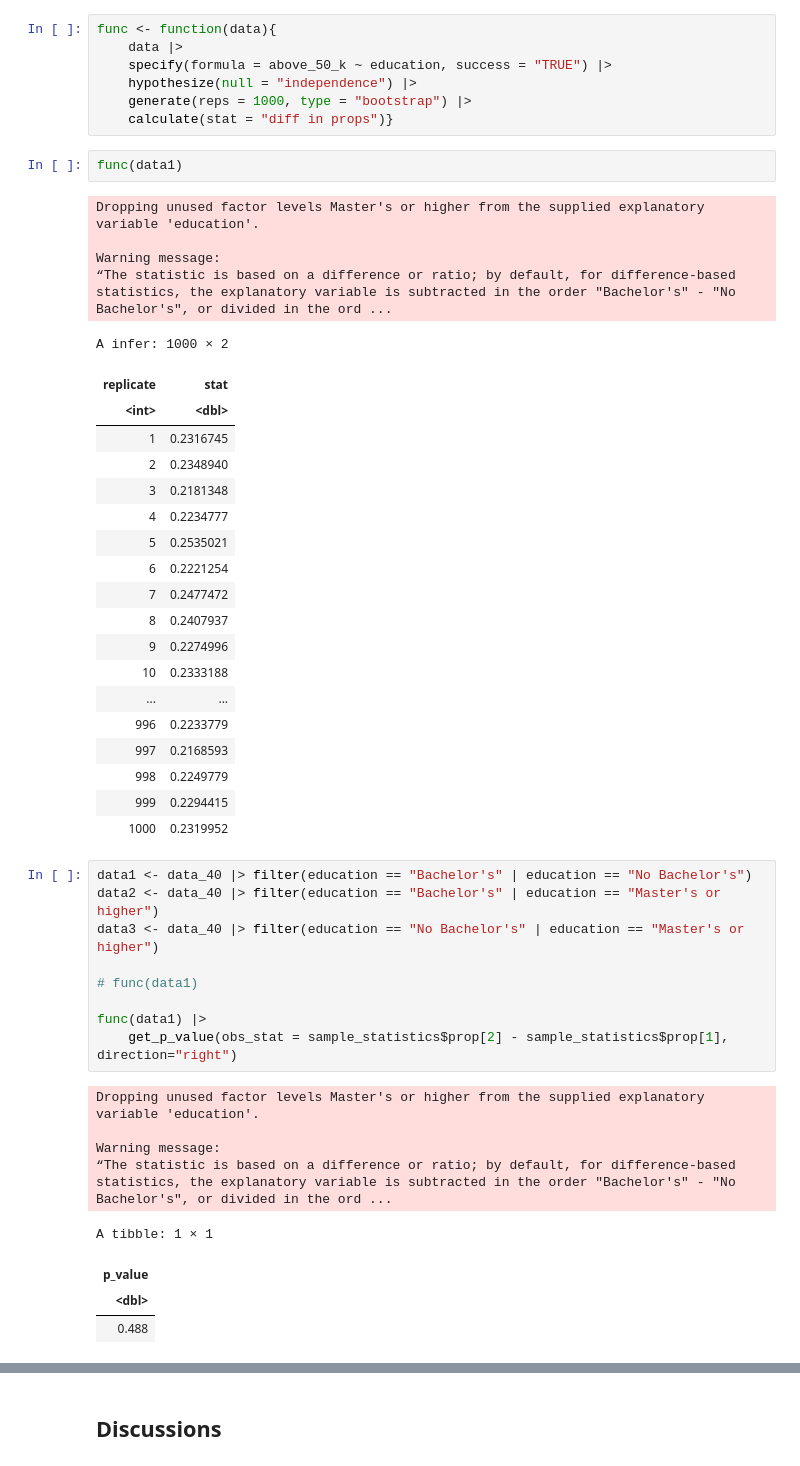
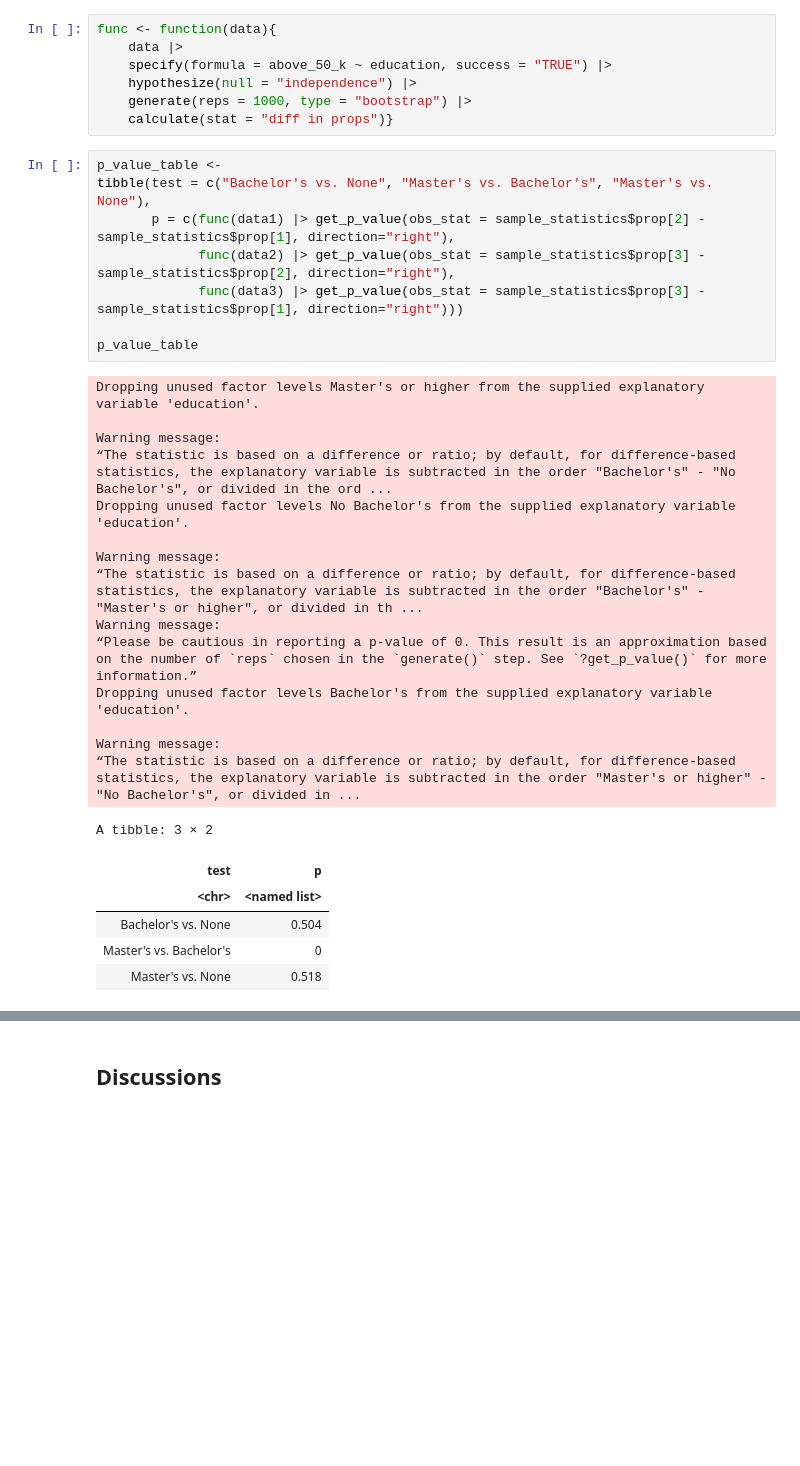
Before and after one commit to Julian-UBC/project-32, a Jupyter notebook: education_income.ipynb, the cells around one changed output, grey strips where cells are left out. Cells and saved outputs as stored; diff of their text form; blank space fills up the shorter version.

Commit message:
add CLT assumptions and p-value corrections

```diff
--- a/education_income.ipynb
+++ b/education_income.ipynb
@@ -278,47 +313,32 @@ func <- function(data){
     hypothesize(null = "independence") |>
     generate(reps = 1000, type = "bootstrap") |>
     calculate(stat = "diff in props")}
-# %%
-func(data1)
-# %% [output]
-Dropping unused factor levels Master's or higher from the supplied explanatory variable 'education'.
-
-Warning message:
-“The statistic is based on a difference or ratio; by default, for difference-based statistics, the explanatory variable is subtracted in the order "Bachelor's" - "No Bachelor's", or divided in the ord ...
-A infer: 1000 × 2
-| replicate | stat |
-| <int> | <dbl> |
-| 1 | 0.2316745 |
-| 2 | 0.2348940 |
-| 3 | 0.2181348 |
-| 4 | 0.2234777 |
-| 5 | 0.2535021 |
-| 6 | 0.2221254 |
-| 7 | 0.2477472 |
-| 8 | 0.2407937 |
-| 9 | 0.2274996 |
-| 10 | 0.2333188 |
-| ... | ... |
-| 996 | 0.2233779 |
-| 997 | 0.2168593 |
-| 998 | 0.2249779 |
-| 999 | 0.2294415 |
-| 1000 | 0.2319952 |
 # %%
-data1 <- data_40 |> filter(education == "Bachelor's" | education == "No Bachelor's")
-data2 <- data_40 |> filter(education == "Bachelor's" | education == "Master's or higher")
-data3 <- data_40 |> filter(education == "No Bachelor's" | education == "Master's or higher")
+p_value_table <-
+tibble(test = c("Bachelor's vs. None", "Master's vs. Bachelor's", "Master's vs. None"),
+       p = c(func(data1) |> get_p_value(obs_stat = sample_statistics$prop[2] - sample_statistics$prop[1], direction="right"),
+             func(data2) |> get_p_value(obs_stat = sample_statistics$prop[3] - sample_statistics$prop[2], direction="right"),
+             func(data3) |> get_p_value(obs_stat = sample_statistics$prop[3] - sample_statistics$prop[1], direction="right")))
 
-# func(data1)
-
-func(data1) |>
-    get_p_value(obs_stat = sample_statistics$prop[2] - sample_statistics$prop[1], direction="right")
+p_value_table
 # %% [output]
 Dropping unused factor levels Master's or higher from the supplied explanatory variable 'education'.
 
 Warning message:
 “The statistic is based on a difference or ratio; by default, for difference-based statistics, the explanatory variable is subtracted in the order "Bachelor's" - "No Bachelor's", or divided in the ord ...
+Dropping unused factor levels No Bachelor's from the supplied explanatory variable 'education'.
+
+Warning message:
+“The statistic is based on a difference or ratio; by default, for difference-based statistics, the explanatory variable is subtracted in the order "Bachelor's" - "Master's or higher", or divided in th ...
+Warning message:
+“Please be cautious in reporting a p-value of 0. This result is an approximation based on the number of `reps` chosen in the `generate()` step. See `?get_p_value()` for more information.”
+Dropping unused factor levels Bachelor's from the supplied explanatory variable 'education'.
+
+Warning message:
+“The statistic is based on a difference or ratio; by default, for difference-based statistics, the explanatory variable is subtracted in the order "Master's or higher" - "No Bachelor's", or divided in ...
-A tibble: 1 × 1
+A tibble: 3 × 2
-| p_value |
-| <dbl> |
-| 0.488 |
+| test | p |
+| <chr> | <named list> |
+| Bachelor's vs. None | 0.504 |
+| Master's vs. Bachelor's | 0 |
+| Master's vs. None | 0.518 |
```
Also changed, not shown: parts of 12 cells of this notebook.
